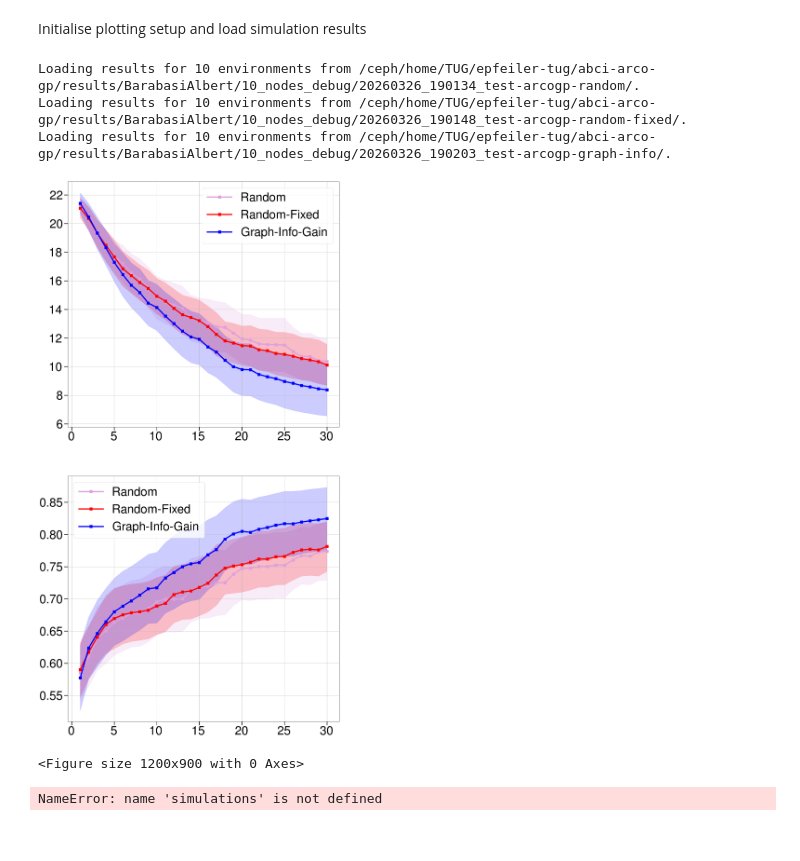
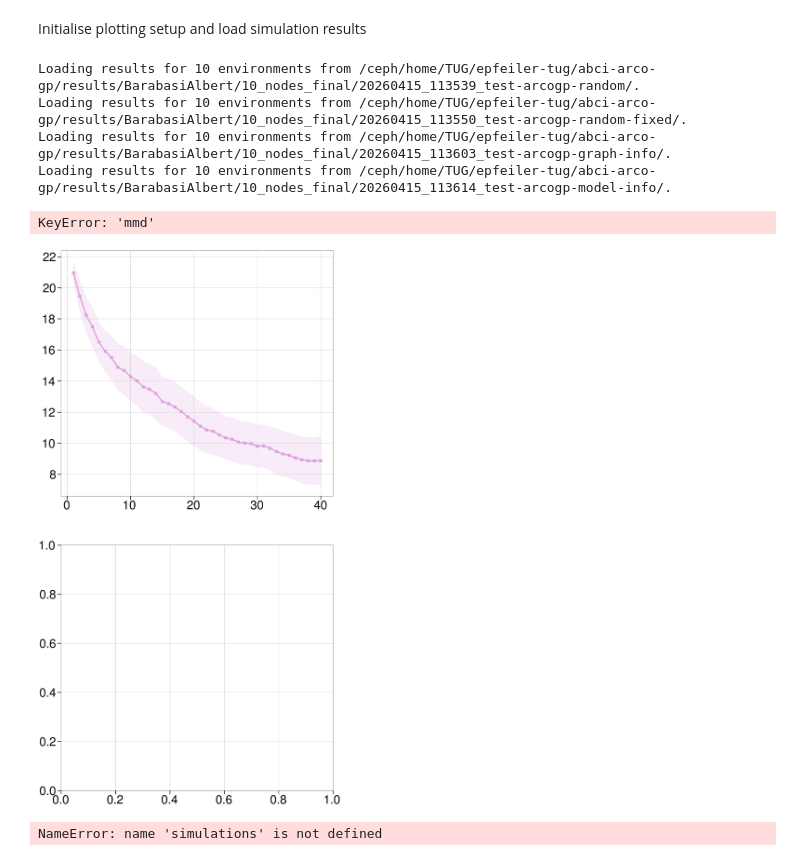
Before and after one commit to erwinpfeiler/abci-arco-gp, a Jupyter notebook: notebooks/plot_benchmark_results.ipynb, the cells around one changed output. Cells and saved outputs as stored; diff of their text form; code cells hidden in the pictures.

Commit message:
add SCM info gain

```diff
--- a/notebooks/plot_benchmark_results.ipynb
+++ b/notebooks/plot_benchmark_results.ipynb
@@ -20,7 +20,7 @@ init_plot_style()
 # %%
 # the simulations you want to plot/compare
 simulations_test = []
-num_exp = 50
+num_exp = 40
 
 ##############################################################################
 # ablation N train samples
@@ -58,15 +58,18 @@ if False:
 
 if True:
     # /ceph/home/TUG/epfeiler-tug/abci-arco-gp/results/BarabasiAlbert/5_nodes_debug/20260303_124602_test-arcogp-random
-    results_dir = f'/ceph/home/TUG/epfeiler-tug/abci-arco-gp/results/BarabasiAlbert/10_nodes_debug/'
-    simulations_test.append(Simulation(results_dir + '20260326_190134_test-arcogp-random', num_exp,
+    results_dir = f'/ceph/home/TUG/epfeiler-tug/abci-arco-gp/results/BarabasiAlbert/10_nodes_final/'
+    simulations_test.append(Simulation(results_dir + '20260415_113539_test-arcogp-random', num_exp,
                                 plot_kwargs={'label': 'Random', 'marker': 's', 'c': 'Plum',
                                             'markersize': 10}))
-    simulations_test.append(Simulation(results_dir + '20260326_190148_test-arcogp-random-fixed', num_exp,
+    simulations_test.append(Simulation(results_dir + '20260415_113550_test-arcogp-random-fixed', num_exp,
                                 plot_kwargs={'label': 'Random-Fixed', 'marker': 's', 'c': 'r',
                                             'markersize': 10}))
-    simulations_test.append(Simulation(results_dir + '20260326_190203_test-arcogp-graph-info', num_exp,
+    simulations_test.append(Simulation(results_dir + '20260415_113603_test-arcogp-graph-info', num_exp,
                                 plot_kwargs={'label': 'Graph-Info-Gain', 'marker': 's', 'c': 'b',
+                                            'markersize': 10}))
+    simulations_test.append(Simulation(results_dir + '20260415_113614_test-arcogp-model-info', num_exp,
+                                plot_kwargs={'label': 'SCM Info Gain', 'marker': 's', 'c': 'g',
                                             'markersize': 10}))
 
 if False:
@@ -84,7 +87,7 @@ Initialise plotting setup and load simulation results
 # the stats to extract from the simulation results
 stats_names = ['enum_edges', 'aaid', 'paid', 'oset_aid', 'order_aid', 'aaid_cpdag', 'paid_cpdag', 'oset_aid_cpdag',
                'eshd', 'auroc', 'auprc', 'etpr', 'etnr', 'ef1',
-               'eshd_cpdag', 'auroc_cpdag', 'auprc_cpdag', 'etpr_cpdag', 'etnr_cpdag', 'ef1_cpdag'
+               'eshd_cpdag', 'auroc_cpdag', 'auprc_cpdag', 'etpr_cpdag', 'etnr_cpdag', 'ef1_cpdag', 'mmd'
                ]
 
 # load results
@@ -109,51 +112,52 @@ stat_labels = {'enum_edges': '\#Edges', 'aaid': 'A-AID', 'paid': 'P-AID', 'oset_
                'aaid_cpdag': 'A-AID (CPDAG)', 'paid_cpdag': 'P-AID (CPDAG)', 'oset_aid_cpdag': 'OSET-AID (CPDAG)',
                'eshd': 'ESHD', 'auroc': 'AUROC', 'auprc': 'AUPRC', 'etpr': 'TPR', 'etnr': 'TNR', 'ef1': 'F1',
                'eshd_cpdag': 'ESHD', 'auroc_cpdag': 'AUROC', 'auprc_cpdag': 'AUPRC', 'etpr_cpdag': 'TPR',
-               'etnr_cpdag': 'TNR', 'ef1_cpdag': 'F1',
+               'etnr_cpdag': 'TNR', 'ef1_cpdag': 'F1', 'mmd': 'MMD',
                }
 
 # file identifier token for the given stats
 stat_tokens = {'eshd': 'ESHD', 'eshd_cpdag': 'ESHD (CPDAG)',
                'auroc': 'AUROC', 'auprc': 'AUPRC', 'etpr': 'TPR', 'etnr': 'TNR', 'ef1': 'F1',
-               'aaid': 'AAID'
+               'aaid': 'AAID', 'mmd': 'MMD',
                }
 # %% [output]
-Loading results for 10 environments from /ceph/home/TUG/epfeiler-tug/abci-arco-gp/results/BarabasiAlbert/10_nodes_debug/20260326_190134_test-arcogp-random/.
-Loading results for 10 environments from /ceph/home/TUG/epfeiler-tug/abci-arco-gp/results/BarabasiAlbert/10_nodes_debug/20260326_190148_test-arcogp-random-fixed/.
-Loading results for 10 environments from /ceph/home/TUG/epfeiler-tug/abci-arco-gp/results/BarabasiAlbert/10_nodes_debug/20260326_190203_test-arcogp-graph-info/.
+Loading results for 10 environments from /ceph/home/TUG/epfeiler-tug/abci-arco-gp/results/BarabasiAlbert/10_nodes_final/20260415_113539_test-arcogp-random/.
+Loading results for 10 environments from /ceph/home/TUG/epfeiler-tug/abci-arco-gp/results/BarabasiAlbert/10_nodes_final/20260415_113550_test-arcogp-random-fixed/.
+Loading results for 10 environments from /ceph/home/TUG/epfeiler-tug/abci-arco-gp/results/BarabasiAlbert/10_nodes_final/20260415_113603_test-arcogp-graph-info/.
+Loading results for 10 environments from /ceph/home/TUG/epfeiler-tug/abci-arco-gp/results/BarabasiAlbert/10_nodes_final/20260415_113614_test-arcogp-model-info/.
 # %%
 stat_names = [
     #'aaid',
+    #'paid',
     'eshd',
-    #'etpr',
-    #'etnr',
-    'auroc'
+    #'auroc',
+    'mmd',
 ]
 
 fix, axs = plt.subplots(len(stat_names),1, figsize=(20,20*len(stat_names)))
 
 for sim in simulations_test:
     for stat_idx, stat_name in enumerate(stat_names):
         if len(stat_names) > 1:
             ax = axs[stat_idx]
         else:
             ax = axs
         ax.grid(True)
         sim.plot_simulation_data(ax=ax, stat_name=stat_name)
 
 for stat_idx, stat_name in enumerate(stat_names):
     if len(stat_names) > 1:
         ax = axs[stat_idx]
     else:
         ax = axs
     ax.legend()
 
 
 plt.show()
 plt.savefig("../figures/BarabasiAlbert-5_nodes_90_AUROC.svg")
 # %% [output]
+KeyError: 'mmd'
-[figure, old version]
+[figure, new version]
-<Figure size 1200x900 with 0 Axes>
 # %%
 # simulations = simulations_test
 
```
Also changed, not shown: 9 other files.
